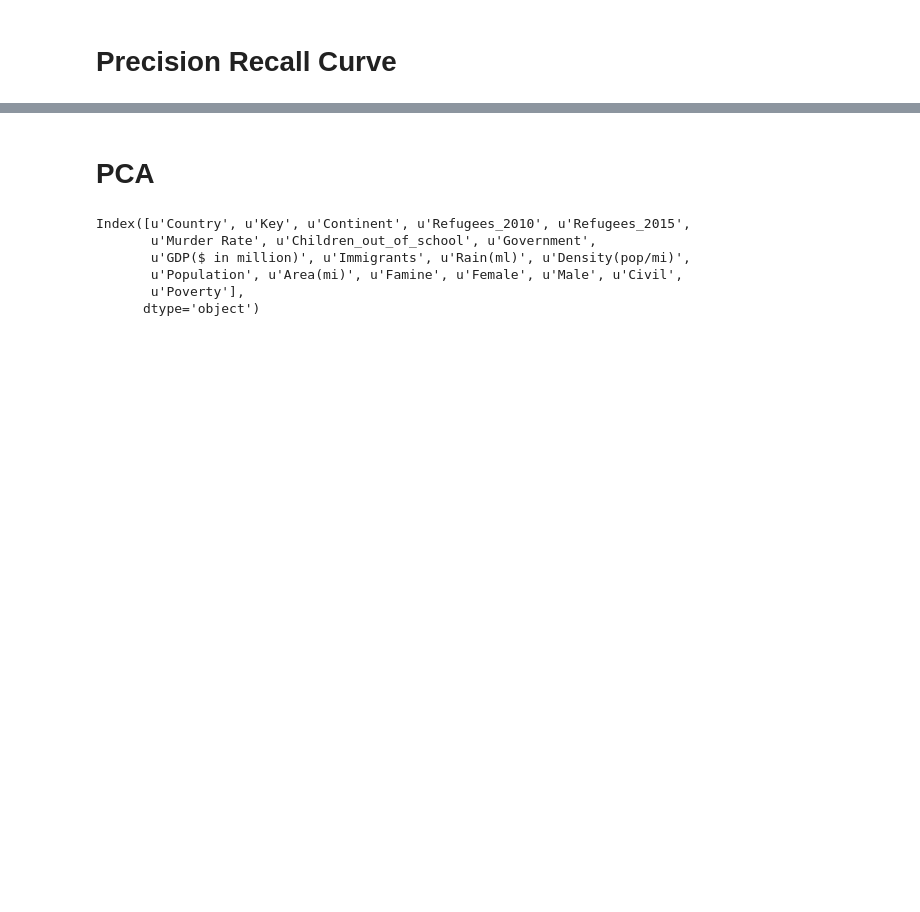
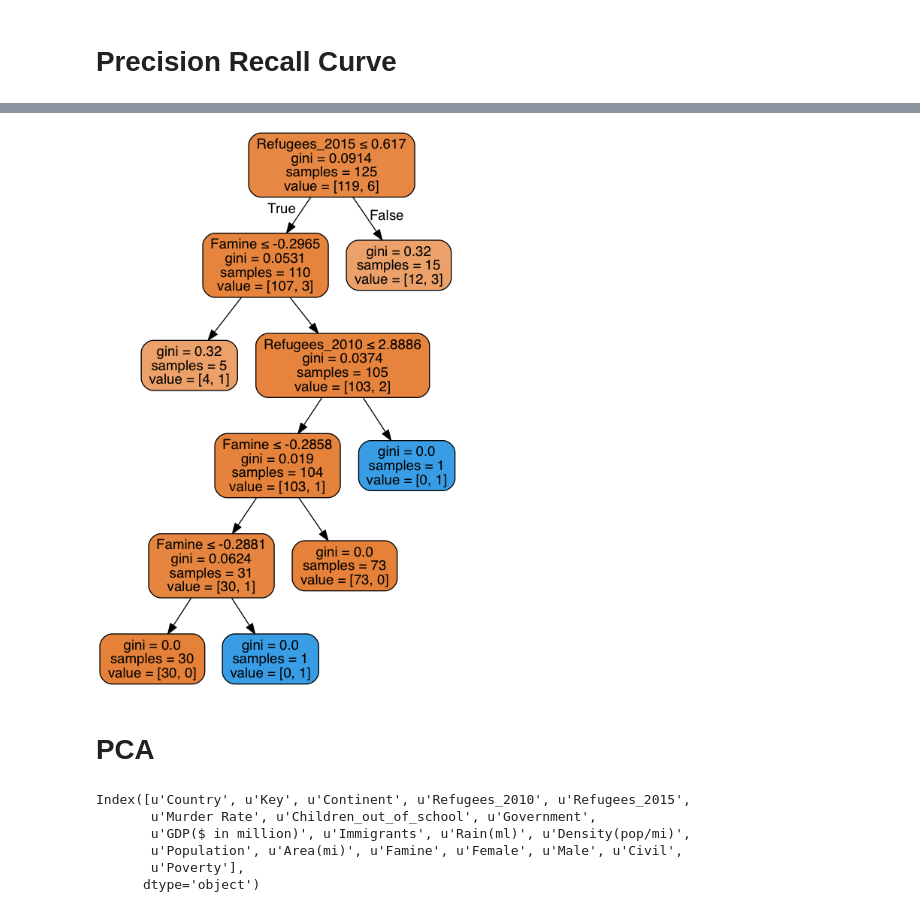
Before and after one commit to nsivapra/DSI-SF-2-nsivapra, a Jupyter notebook: Capstone/Code/Modeling.ipynb, the cells around one changed output, grey strips where cells are left out. Cells and saved outputs as stored; diff of their text form; code cells hidden in the pictures; blank space fills up the shorter version.

```diff
--- a/Capstone/Code/Modeling.ipynb
+++ b/Capstone/Code/Modeling.ipynb
@@ -219,0 +252,25 @@ plot_prauc(lm2, X_test2, y_test2, 'Civil')
+# %%
+value = refugee.filter(regex = 'Ref|Child|Imm|Pop|Civil|Pover')
+rem = refugee.filter(regex = 'Civ')
+col = value.columns - rem.columns
+X2 = refugee[col]
+ss = StandardScaler()
+Xn2 = ss.fit_transform(X2)
+y2 = refugee['Civil'].values
+
+X_train, X_test, y_train, y_test = train_test_split(Xn2, y2, test_size=0.3)
+
+## Define your DecisionTreeClassifier
+dctc = DecisionTreeClassifier()
+
+## Search parameters
+dtc_params = {
+    'max_depth':[None,1,2,3,4],
+    'max_features':[None,'log2','sqrt','auto', 2,3,4,5],
+    'min_samples_split':[2,3,4,5,10,15,20,25,30,40,50]
+}
+
+## Gridsearch
+dtc_gs = GridSearchCV(dctc, dtc_params, n_jobs=-1, cv=5, verbose=1)
+# %%
+dtc_gs.fit(X_train, y_train)
@@ -220,3 +312,19 @@ plot_prauc(lm2, X_test2, y_test2, 'Civil')
+# %%
+dot_data = StringIO()
+
+## Define decision tree with best parameters, you can also use the best estimators
+dctc_best = dtc_gs.best_estimator_
+
+## Graph
+export_graphviz(dctc_best, out_file=dot_data,
+                filled=True, rounded=True,
+                special_characters=True,
+                feature_names=X.columns)
+
+graph = pydotplus.graph_from_dot_data(dot_data.getvalue())
+Image(graph.create_png())
+# %% [output]
+[figure, added]
 # %% [markdown]
 # PCA
 # %%
```
Also changed, not shown: parts of 27 cells of this notebook, 3 other files.
